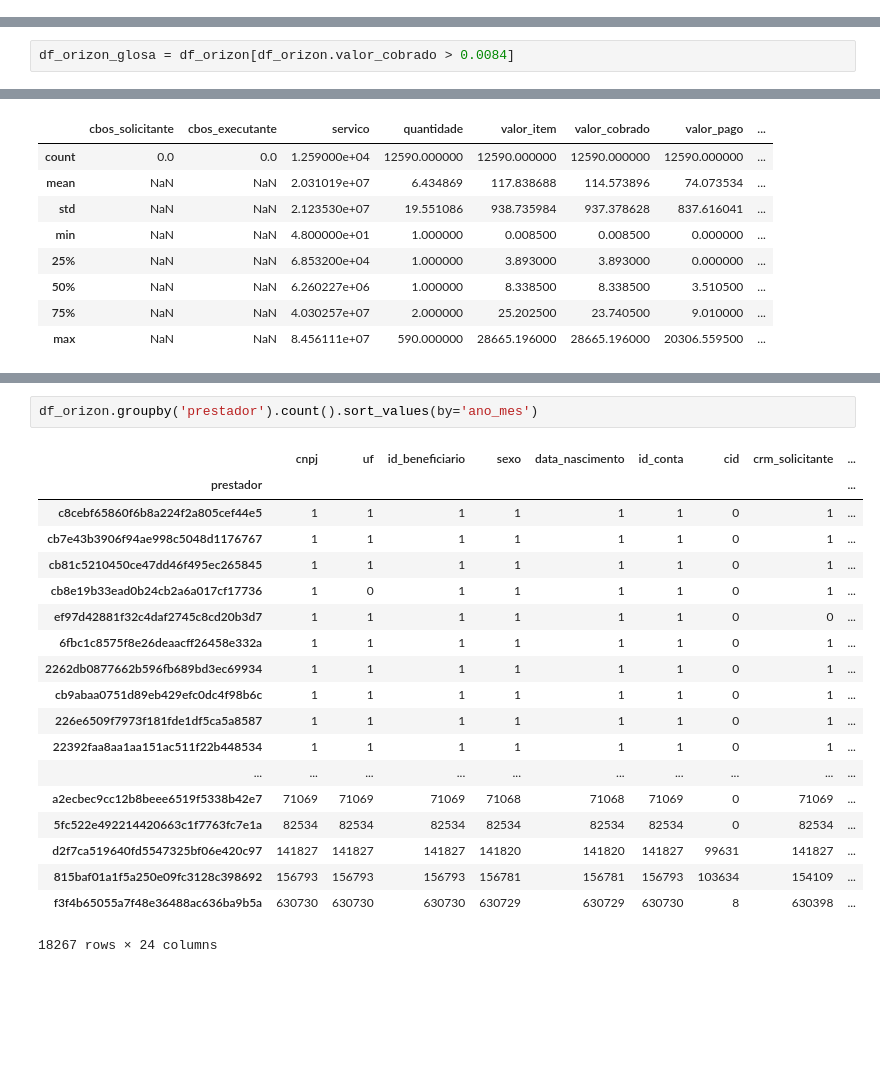
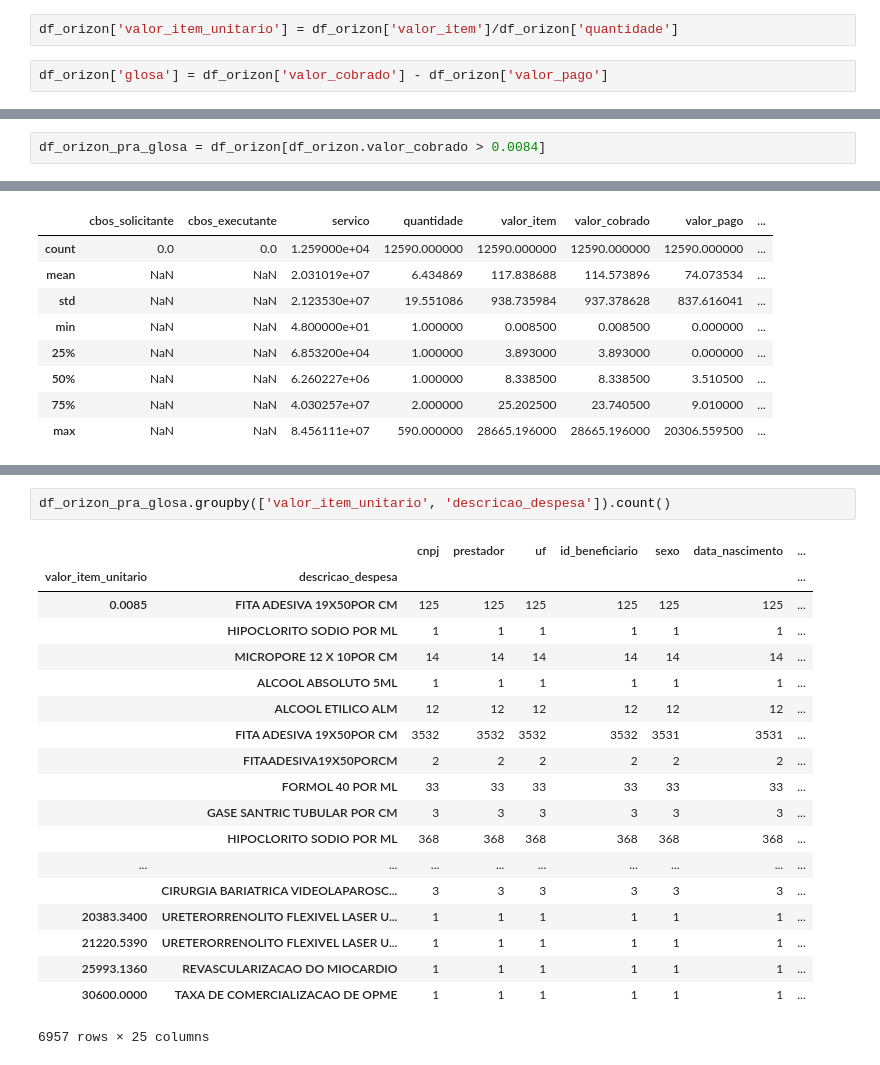
Before and after one commit to Phillipe42/hackaturing2018, a Jupyter notebook: phillipe_jupyter.ipynb, the cells around one changed output, grey strips where cells are left out. Saved outputs shown, nothing was run; the diff lists cells and outputs as text; blank space fills up the shorter version.

```diff
--- a/phillipe_jupyter.ipynb
+++ b/phillipe_jupyter.ipynb
@@ -97,2 +42,6 @@ df_orizon
+# %%
+df_orizon['valor_item_unitario'] = df_orizon['valor_item']/df_orizon['quantidade']
+# %%
+df_orizon['glosa'] = df_orizon['valor_cobrado'] - df_orizon['valor_pago']
 # %%
 df_orizon.count()
@@ -391,2 +125,2 @@ df_orizon[df_orizon.valor_cobrado > 0.0084]
 # %%
-df_orizon_glosa = df_orizon[df_orizon.valor_cobrado > 0.0084]
+df_orizon_pra_glosa = df_orizon[df_orizon.valor_cobrado > 0.0084]
@@ -492,22 +207,22 @@ df2.groupby('prestador').count()
-# %%
-df_orizon.groupby('prestador').count().sort_values(by='ano_mes')
-# %% [output]
-|  | cnpj | uf | id_beneficiario | sexo | data_nascimento | id_conta | cid | crm_solicitante | ... |
-| prestador |  |  |  |  |  |  |  |  | ... |
-| c8cebf65860f6b8a224f2a805cef44e5 | 1 | 1 | 1 | 1 | 1 | 1 | 0 | 1 | ... |
-| cb7e43b3906f94ae998c5048d1176767 | 1 | 1 | 1 | 1 | 1 | 1 | 0 | 1 | ... |
-| cb81c5210450ce47dd46f495ec265845 | 1 | 1 | 1 | 1 | 1 | 1 | 0 | 1 | ... |
-| cb8e19b33ead0b24cb2a6a017cf17736 | 1 | 0 | 1 | 1 | 1 | 1 | 0 | 1 | ... |
-| ef97d42881f32c4daf2745c8cd20b3d7 | 1 | 1 | 1 | 1 | 1 | 1 | 0 | 0 | ... |
-| 6fbc1c8575f8e26deaacff26458e332a | 1 | 1 | 1 | 1 | 1 | 1 | 0 | 1 | ... |
-| 2262db0877662b596fb689bd3ec69934 | 1 | 1 | 1 | 1 | 1 | 1 | 0 | 1 | ... |
-| cb9abaa0751d89eb429efc0dc4f98b6c | 1 | 1 | 1 | 1 | 1 | 1 | 0 | 1 | ... |
-| 226e6509f7973f181fde1df5ca5a8587 | 1 | 1 | 1 | 1 | 1 | 1 | 0 | 1 | ... |
-| 22392faa8aa1aa151ac511f22b448534 | 1 | 1 | 1 | 1 | 1 | 1 | 0 | 1 | ... |
-| ... | ... | ... | ... | ... | ... | ... | ... | ... | ... |
-| a2ecbec9cc12b8beee6519f5338b42e7 | 71069 | 71069 | 71069 | 71068 | 71068 | 71069 | 0 | 71069 | ... |
-| 5fc522e492214420663c1f7763fc7e1a | 82534 | 82534 | 82534 | 82534 | 82534 | 82534 | 0 | 82534 | ... |
-| d2f7ca519640fd5547325bf06e420c97 | 141827 | 141827 | 141827 | 141820 | 141820 | 141827 | 99631 | 141827 | ... |
-| 815baf01a1f5a250e09fc3128c398692 | 156793 | 156793 | 156793 | 156781 | 156781 | 156793 | 103634 | 154109 | ... |
-| f3f4b65055a7f48e36488ac636ba9b5a | 630730 | 630730 | 630730 | 630729 | 630729 | 630730 | 8 | 630398 | ... |
-18267 rows × 24 columns
+# %%
+df_orizon_pra_glosa.groupby(['valor_item_unitario', 'descricao_despesa']).count()
+# %% [output]
+|  |  | cnpj | prestador | uf | id_beneficiario | sexo | data_nascimento | ... |
+| valor_item_unitario | descricao_despesa |  |  |  |  |  |  | ... |
+| 0.0085 | FITA ADESIVA 19X50POR CM | 125 | 125 | 125 | 125 | 125 | 125 | ... |
+|  | HIPOCLORITO SODIO POR ML | 1 | 1 | 1 | 1 | 1 | 1 | ... |
+|  | MICROPORE 12 X 10POR CM | 14 | 14 | 14 | 14 | 14 | 14 | ... |
+|  | ALCOOL ABSOLUTO 5ML | 1 | 1 | 1 | 1 | 1 | 1 | ... |
+|  | ALCOOL ETILICO ALM | 12 | 12 | 12 | 12 | 12 | 12 | ... |
+|  | FITA ADESIVA 19X50POR CM | 3532 | 3532 | 3532 | 3532 | 3531 | 3531 | ... |
+|  | FITAADESIVA19X50PORCM | 2 | 2 | 2 | 2 | 2 | 2 | ... |
+|  | FORMOL 40 POR ML | 33 | 33 | 33 | 33 | 33 | 33 | ... |
+|  | GASE SANTRIC TUBULAR POR CM | 3 | 3 | 3 | 3 | 3 | 3 | ... |
+|  | HIPOCLORITO SODIO POR ML | 368 | 368 | 368 | 368 | 368 | 368 | ... |
+| ... | ... | ... | ... | ... | ... | ... | ... | ... |
+|  | CIRURGIA BARIATRICA VIDEOLAPAROSC... | 3 | 3 | 3 | 3 | 3 | 3 | ... |
+| 20383.3400 | URETERORRENOLITO FLEXIVEL LASER U... | 1 | 1 | 1 | 1 | 1 | 1 | ... |
+| 21220.5390 | URETERORRENOLITO FLEXIVEL LASER U... | 1 | 1 | 1 | 1 | 1 | 1 | ... |
+| 25993.1360 | REVASCULARIZACAO DO MIOCARDIO | 1 | 1 | 1 | 1 | 1 | 1 | ... |
+| 30600.0000 | TAXA DE COMERCIALIZACAO DE OPME | 1 | 1 | 1 | 1 | 1 | 1 | ... |
+6957 rows × 25 columns
```
Also changed, not shown: parts of 31 cells of this notebook.
